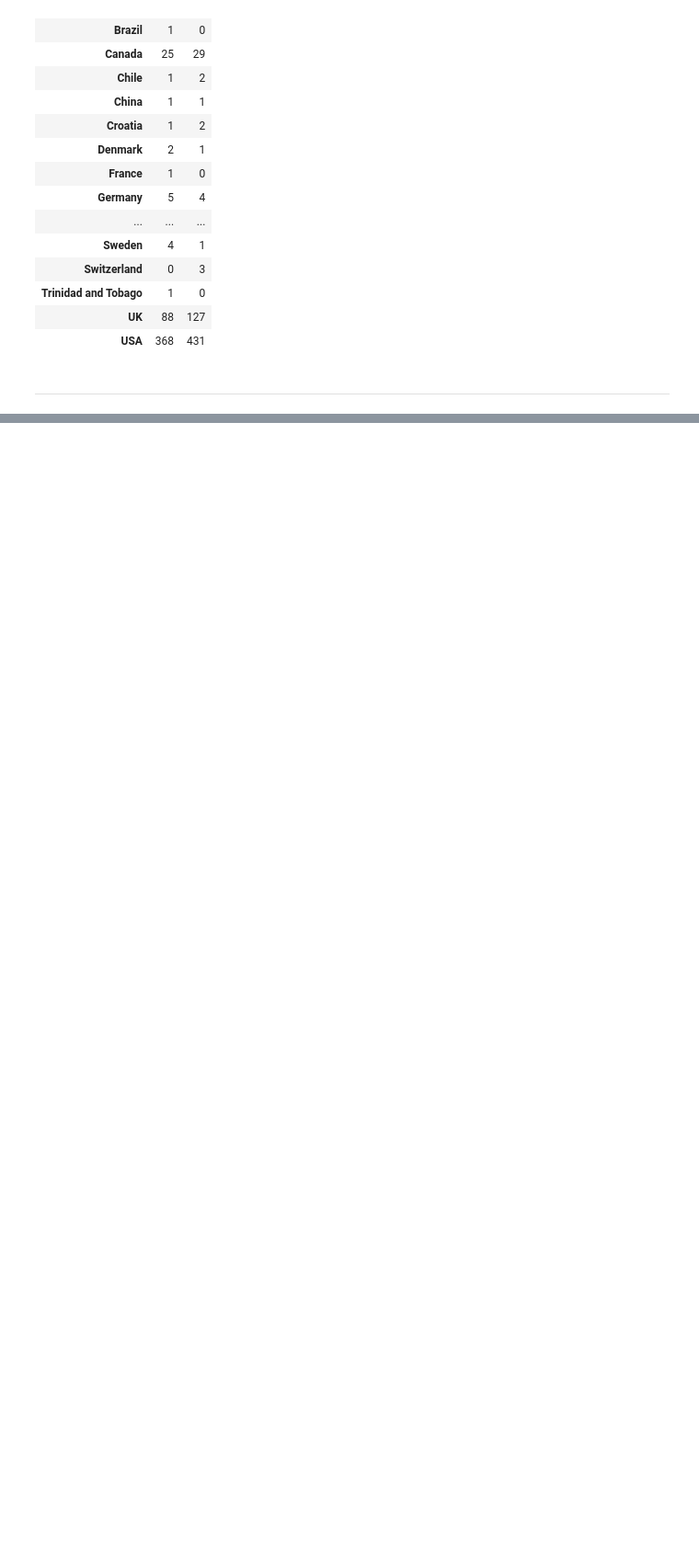
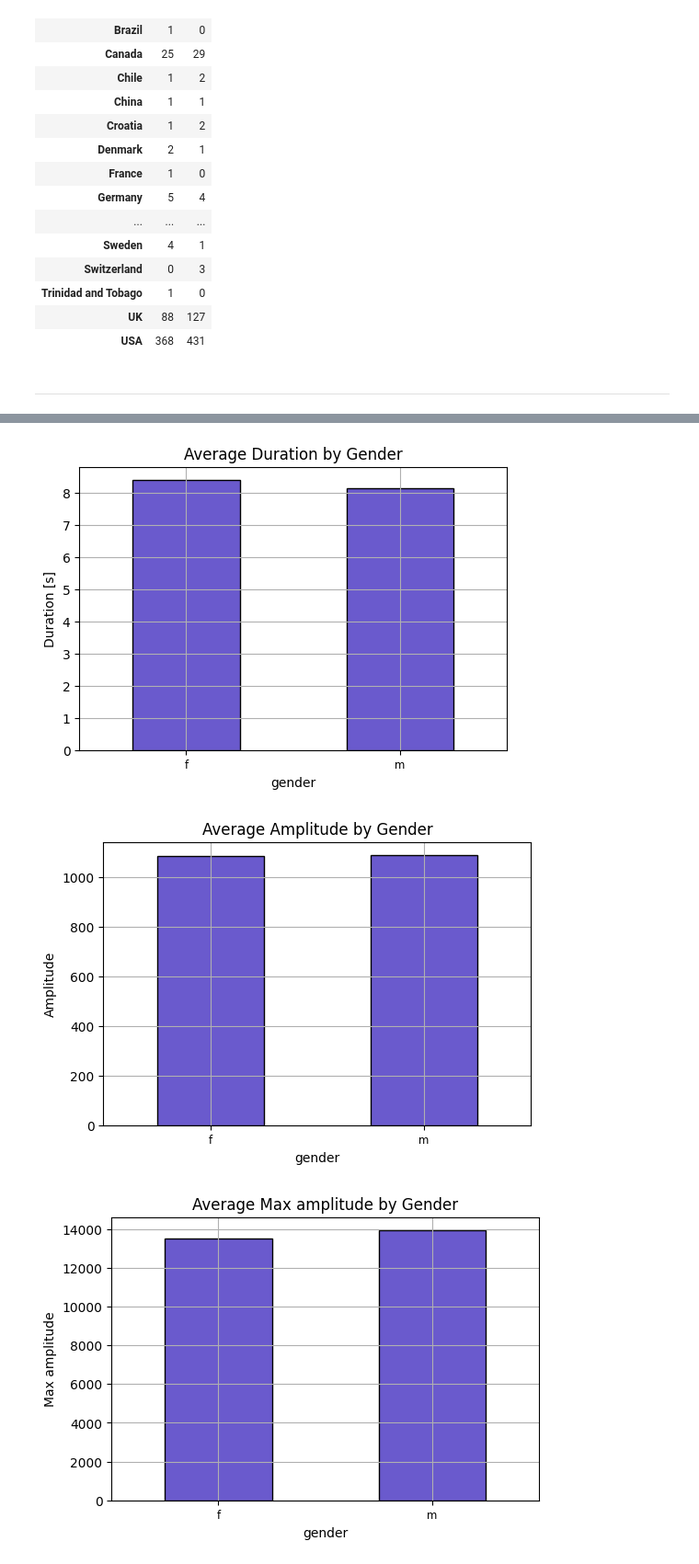
Before and after one commit to MatthewGree/VoiceAuthenticator, a Jupyter notebook: src/notebooks/eda.ipynb, the cells around one changed output, grey strips where cells are left out. Shown at 92% size. Drawn from its saved outputs; the diff is of its cells as text; code cells hidden in the pictures; blank space fills up the shorter version.

```diff
--- a/src/notebooks/eda.ipynb
+++ b/src/notebooks/eda.ipynb
@@ -124,0 +102,12 @@ dtype: float64
+# %%
+from scipy.io import wavfile
+
+
+def calculate_audio_properties(row):
+    samplerate, audio = wavfile.read(row['wav_path'])
+    duration = len(audio) / samplerate
+    max_amplitude = max(np.abs(audio))
+    avg_amplitude = np.mean(np.abs(audio))
+    return pd.Series([duration, avg_amplitude, max_amplitude])
+# %%
+annotation_df[['duration', 'avg amplitude', 'max amplitude']] = annotation_df.apply(calculate_audio_properties, axis=1)
@@ -124,0 +181,17 @@ dtype: float64
+# %%
+# Analyze duration and amplitude by gender and nationality
+for column in ['gender', 'nationality']:
+    for metric in ['duration', 'amplitude', 'max amplitude']:
+        figsize = (16, 6) if column == 'nationality' else (6, 4)
+        rotation = 70 if column == 'nationality' else 0
+        plt.figure(figsize=figsize)
+        annotation_df.groupby(column)[metric].mean().plot(kind='bar', color='slateblue', edgecolor='black')
+        plt.title(f'Average {metric.capitalize()} by {column.capitalize()}')
+        plt.ylabel(metric.capitalize() + ' [s]' if metric == 'duration' else metric.capitalize())
+        plt.xticks(rotation=rotation, size='small')
+        plt.grid(True)
+        plt.show()
+# %% [output]
+[figure, added]
+[figure, added]
+[figure, added]
```
Also changed, not shown: parts of 18 cells of this notebook, 3 other files.
